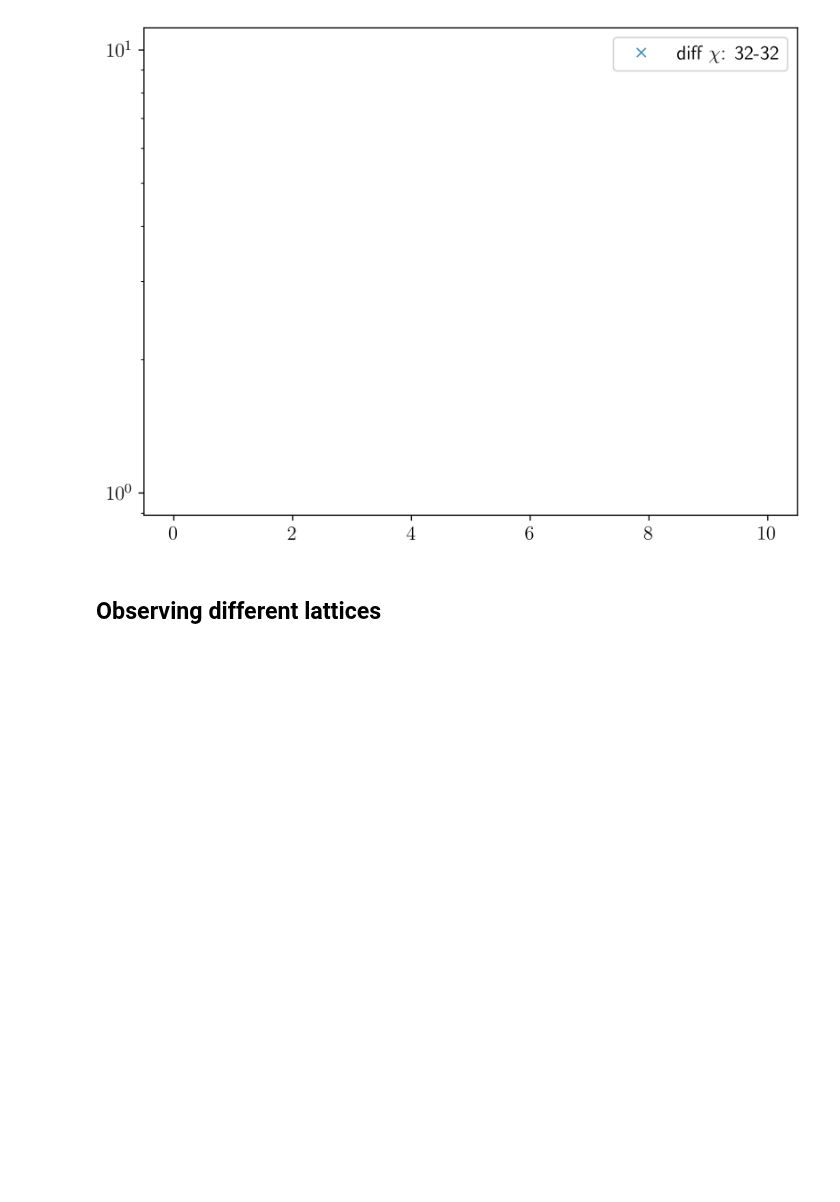
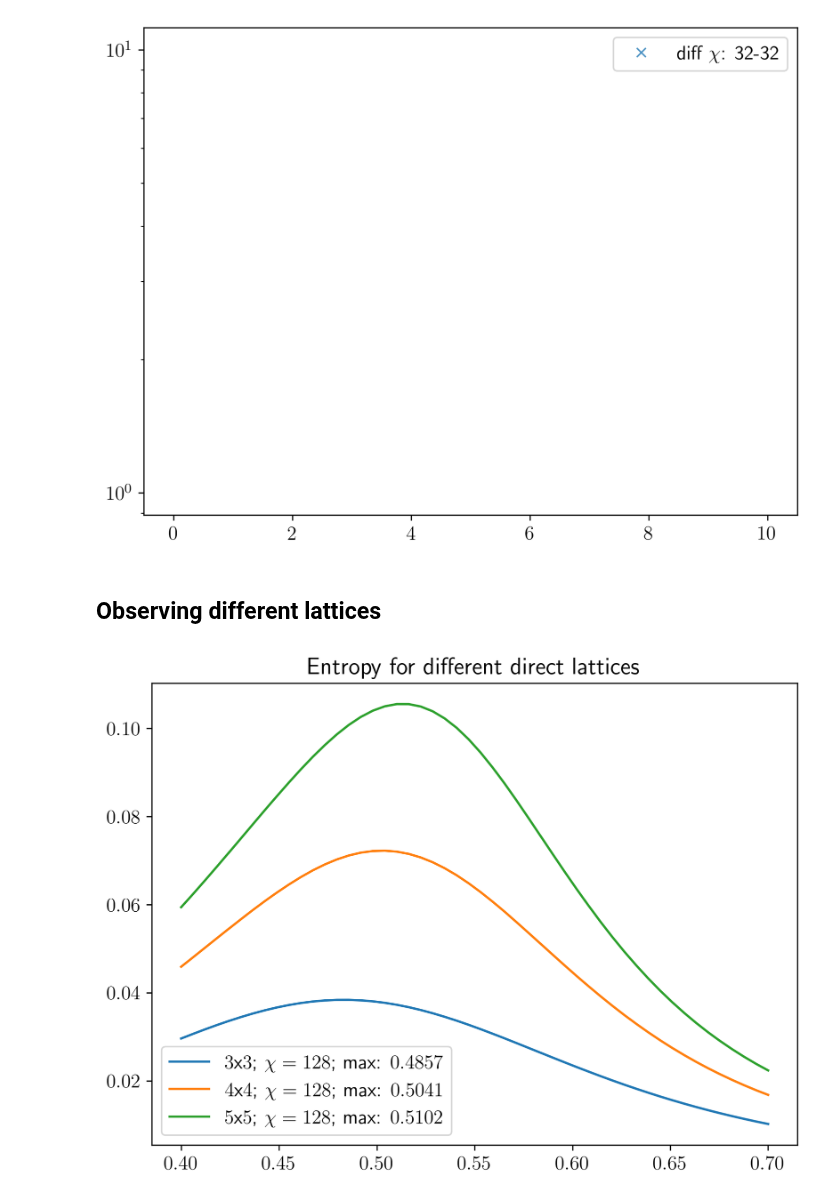
Before and after one commit to Fradm98/qs-mps, a Jupyter notebook: src/qs_mps/applications/Z2/check_schmidt_vals.ipynb, the cells around one changed output. Saved outputs shown, nothing was run; the diff lists cells and outputs as text; code cells hidden in the pictures; blank space fills up the shorter version.

```diff
--- a/src/qs_mps/applications/Z2/check_schmidt_vals.ipynb
+++ b/src/qs_mps/applications/Z2/check_schmidt_vals.ipynb
@@ -327,54 +330,44 @@ plt.show()
 # %%
 parent_path="/Users/fradm98/Google Drive/My Drive/projects/1_Z2"
 Ls = [4,5,6]
-h_i = 0.1
-h_f = 1.0
+h_i = 0.4
+h_f = 0.7
 npoints = 50
 hs = np.linspace(h_i,h_f,npoints)
 # hs = np.logspace(h_i,h_f,npoints)
 cx = None
 cy = None
 if cx == None:
     sector = "vacuum_sector"
 else:
     sector = f"{len(cx)}_particle(s)_sector"
-chis = [128]
-threshold = 1e-6
+chis = [128,128,128]
+threshold = 1e-15
 entr_tot = []
-for L in Ls:
-    for chi, entropy in zip(chis, entropy_chi):
-        sm_h = np.load(f"{parent_path}/results/entropy_data/{L//2}_schmidt_vals_Z2_dual_direct_lattice_{L-1}x{L-1}_{sector}_None-None_h_{h_i}-{h_f}_delta_{npoints}_chi_{chi}.npy", allow_pickle=True)
-        print(sm_h.shape)
-        sm_h = sm_h.reshape((npoints, sm_h.shape[-1]))
-        entr_h = []
-        for i, sm in enumerate(sm_h):
-            pre_sm = sm
-            post_sm = sm[sm > threshold].copy()
-            print(f"{i}) pre size = {len(pre_sm)}, {pre_sm[-1]}, post size = {len(post_sm)}, {post_sm[-1]}")
-            # pre_entr = - np.sum( pre_sm**2 * np.log(pre_sm**2))
-            pre_entr = -sum([ x**2 * np.log(x**2) for x in pre_sm])
-            post_entr = -sum([ x**2 * np.log(x**2) for x in post_sm])
-            entr_h.append(post_entr)
-            # post_entr = - np.sum( post_sm**2 * np.log(post_sm**2))
-            print(f"    pre entr = {pre_entr},\t post entr = {post_entr}")
-            print(f"{i}) pre size = {len(pre_sm)}, {pre_sm[-1]}, post size = {len(post_sm)}, {post_sm[-1]}")
+for chi, L in zip(chis, Ls):
+    sm_h = np.load(f"{parent_path}/results/entropy_data/{L//2}_schmidt_vals_Z2_dual_direct_lattice_{L-1}x{L-1}_{sector}_None-None_h_{h_i}-{h_f}_delta_{npoints}_chi_{chi}.npy", allow_pickle=True)
+    sm_h = sm_h.reshape((npoints, sm_h.shape[-1]))
+    entr_h = []
+    for i, sm in enumerate(sm_h):
+        pre_sm = sm
+        post_sm = sm[sm > threshold].copy()
+        # print(f"{i}) pre size = {len(pre_sm)}, {pre_sm[-1]}, post size = {len(post_sm)}, {post_sm[-1]}")
+        # pre_entr = - np.sum( pre_sm**2 * np.log(pre_sm**2))
+        pre_entr = -sum([ x**2 * np.log(x**2) for x in pre_sm])
+        post_entr = -sum([ x**2 * np.log(x**2) for x in post_sm])
+        entr_h.append(post_entr)
+        # post_entr = - np.sum( post_sm**2 * np.log(post_sm**2))
+        # print(f"    pre entr = {pre_entr},\t post entr = {post_entr}")
+        # print(f"{i}) pre size = {len(pre_sm)}, {pre_sm[-1]}, post size = {len(post_sm)}, {post_sm[-1]}")
 
-            # sm = sm[sm < threshold]
-            # entr_res = von_neumann_entropy(sm)
-            # entr_h.append(entr_res)
-        #     prob = np.sum(sm**2)
-        #     print("pre", len(sm), sm[-1], prob)
-        #     sm = sm[sm > threshold]
-        #     prob = np.sum(sm**2)
-        #     print("post", len(sm), sm[-1], prob)
-        #     entr = von_neumann_entropy(sm)
-        #     entr_h.append(entr)
-        plt.plot(hs, entr_h, label=f"$\chi={chi}$, max: ${round(hs[np.argmax(entr_h)],4)}$")
-        entr_tot.append(entr_h)
+    plt.plot(hs, entr_h, label=f"${L-1}$x${L-1}$; $\chi={chi}$; max: ${round(hs[np.argmax(entr_h)],4)}$")
+    entr_tot.append(entr_h)
 
 plt.legend()
-plt.title(f"Entropy for ${l}$x${L-1}$ direct lattice - Max at ${round(hs[np.argmax(entr_h)],4)}$")
-plt.xscale('log')
+plt.title(f"Entropy for different direct lattices")
+# plt.xscale('log')
 # plt.yscale('log')
+plt.savefig(f"{parent_path}/figures/entropy/{L//2}_bond_entropy_Z2_dual_direct_lattice_L_{Ls}_{sector}_{cx}-{cy}_h_{h_i}-{h_f}_delta_{npoints}_chi_{chis}.png")
 plt.show()
-plt.savefig(f"{parent_path}/figures/entropy/{L//2}_bond_entropy_Z2_dual_direct_lattice_{l}x{L-1}_{sector}_{cx}-{cy}_h_{h_i}-{h_f}_delta_{npoints}_chi_{chi}.png")
+# %% [output]
+[figure, added]
```
Also changed, not shown: parts of 8 cells of this notebook, 3 other files.
